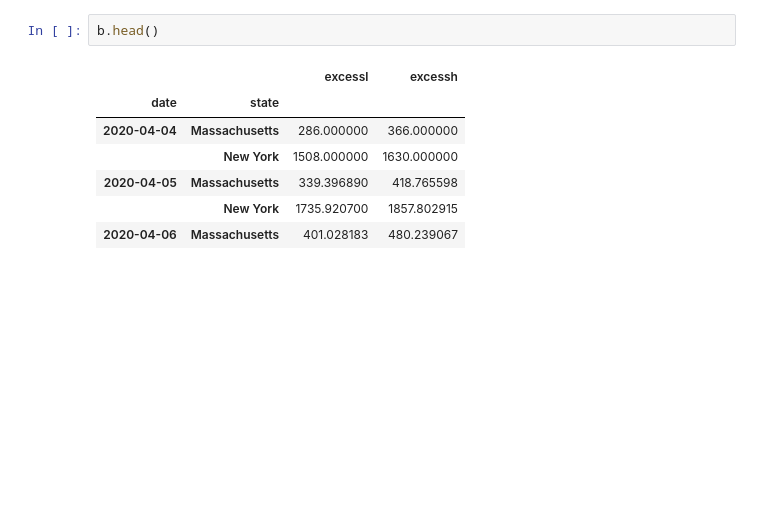
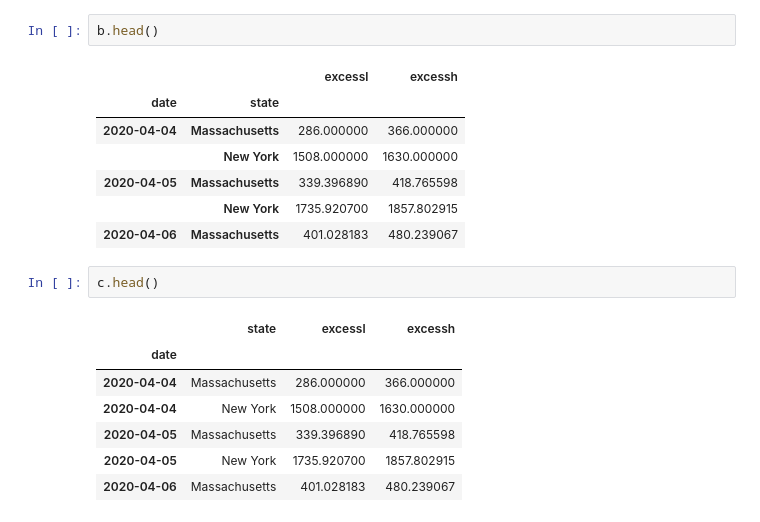
Before and after one commit to pitosalas/covid-old, a Jupyter notebook: covid/play1.ipynb, the cells around one changed output. Saved outputs shown, nothing was run; the diff lists cells and outputs as text; blank space fills up the shorter version.

```diff
--- a/covid/play1.ipynb
+++ b/covid/play1.ipynb
@@ -62,3 +62,13 @@ b.head()
 | 2020-04-05 | Massachusetts | 339.396890 | 418.765598 |
 |  | New York | 1735.920700 | 1857.802915 |
 | 2020-04-06 | Massachusetts | 401.028183 | 480.239067 |
+# %%
+c.head()
+# %% [output]
+|  | state | excessl | excessh |
+| date |  |  |  |
+| 2020-04-04 | Massachusetts | 286.000000 | 366.000000 |
+| 2020-04-04 | New York | 1508.000000 | 1630.000000 |
+| 2020-04-05 | Massachusetts | 339.396890 | 418.765598 |
+| 2020-04-05 | New York | 1735.920700 | 1857.802915 |
+| 2020-04-06 | Massachusetts | 401.028183 | 480.239067 |
```
Also changed, not shown: parts of 4 cells of this notebook, 12 other files.
